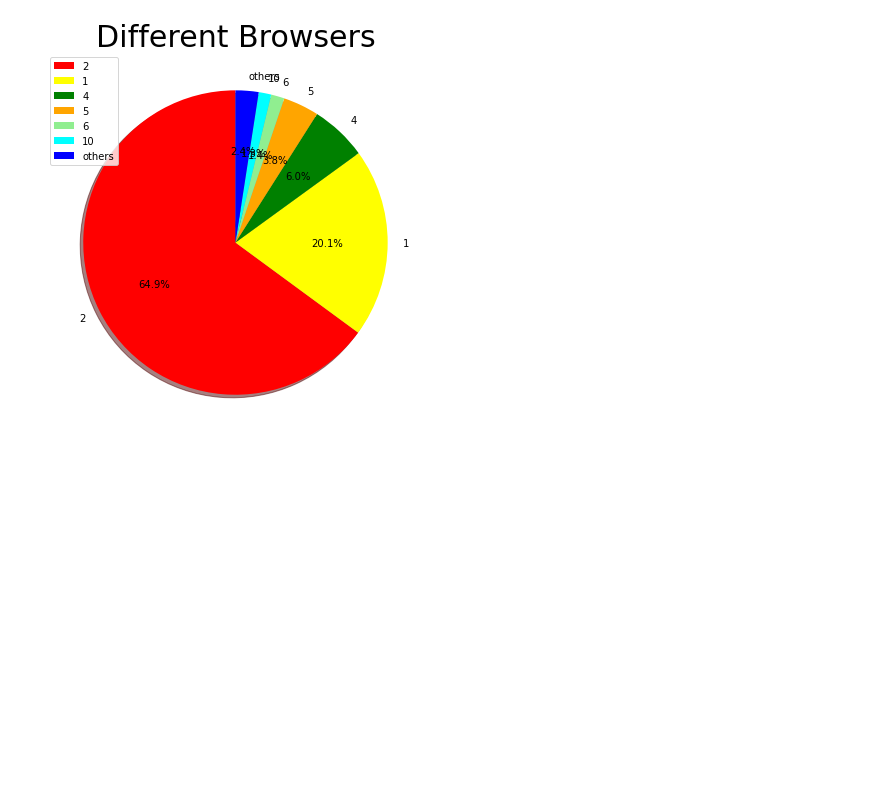
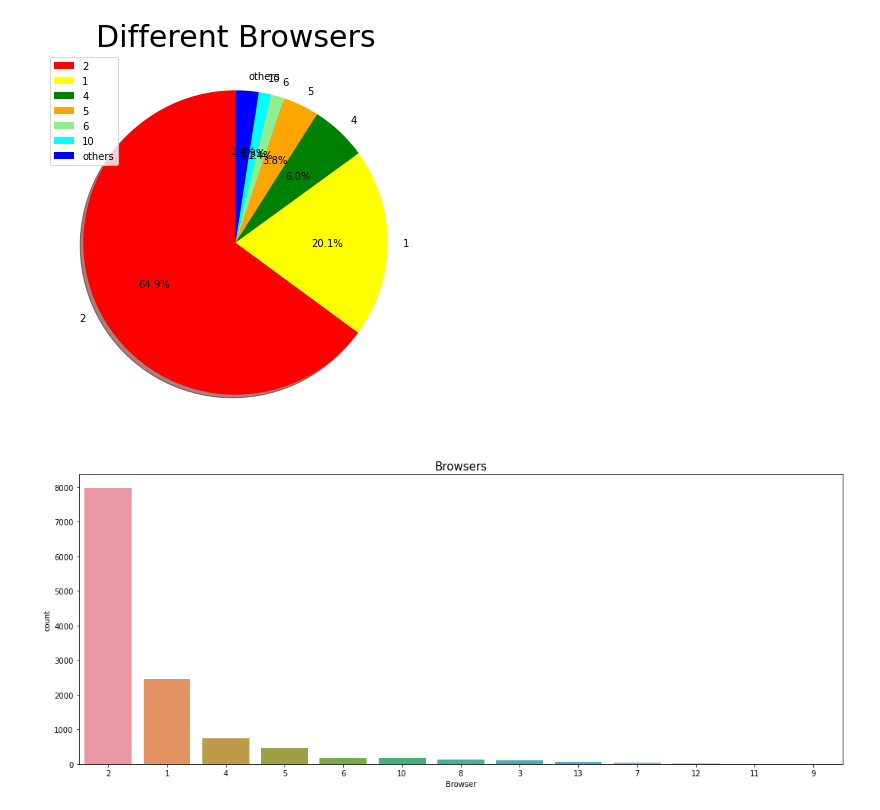
Before and after one commit to Peteresis/PALAB---Online-Shoppers-Behavior, a Jupyter notebook: Graphing_shoppers_ML_ensemble.ipynb, the cells around one changed output. Cells and saved outputs as stored; diff of their text form; code cells hidden in the pictures; blank space fills up the shorter version.

Commit message:
Adding Updated Graph Data

```diff
--- a/Graphing_shoppers_ML_ensemble.ipynb
+++ b/Graphing_shoppers_ML_ensemble.ipynb
@@ -114,3 +114,11 @@ plt.legend()
 plt.show()
 # %% [output]
 [figure]
+# %%
+#Visualizing Browser bar graph
+browser = shoppers_df['Browser'].value_counts()
+sea.countplot(shoppers_df['Browser'],order=browser.index)
+plt.title('Browsers', fontsize=15)
+plt.show()
+# %% [output]
+[figure, added]
```
